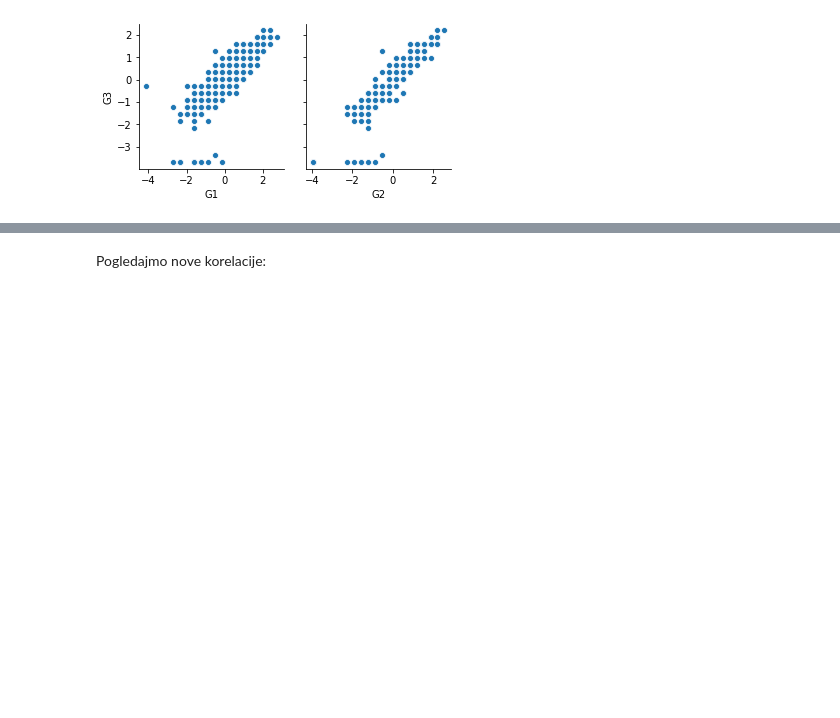
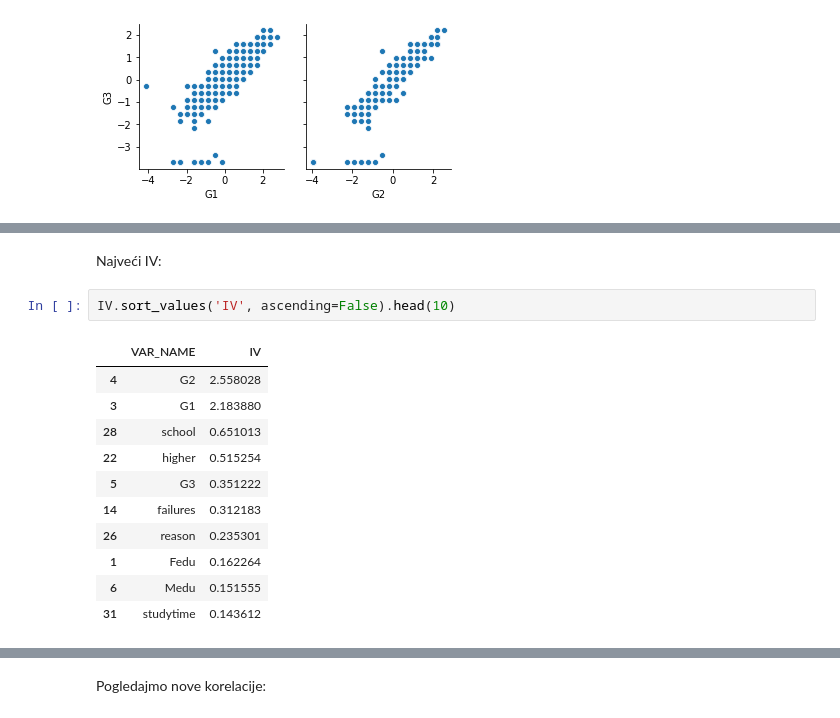
Before and after one commit to frainfreeze/studying, a Jupyter notebook: university/12032-DecisionMakingSuportSystems/project/project.ipynb, the cells around one changed output, grey strips where cells are left out. Saved outputs shown, nothing was run; the diff lists cells and outputs as text; blank space fills up the shorter version.

```diff
--- a/university/12032-DecisionMakingSuportSystems/project/project.ipynb
+++ b/university/12032-DecisionMakingSuportSystems/project/project.ipynb
@@ -308,0 +438,16 @@ Pripremimo podatke enkodiranjem u binarne vrijednosti:
+# %% [markdown]
+Najveći IV:
+# %%
+IV.sort_values('IV', ascending=False).head(10)
+# %% [output]
+|  | VAR_NAME | IV |
+| 4 | G2 | 2.558028 |
+| 3 | G1 | 2.183880 |
+| 28 | school | 0.651013 |
+| 22 | higher | 0.515254 |
+| 5 | G3 | 0.351222 |
+| 14 | failures | 0.312183 |
+| 26 | reason | 0.235301 |
+| 1 | Fedu | 0.162264 |
+| 6 | Medu | 0.151555 |
+| 31 | studytime | 0.143612 |
```
Also changed, not shown: parts of 43 cells of this notebook.
